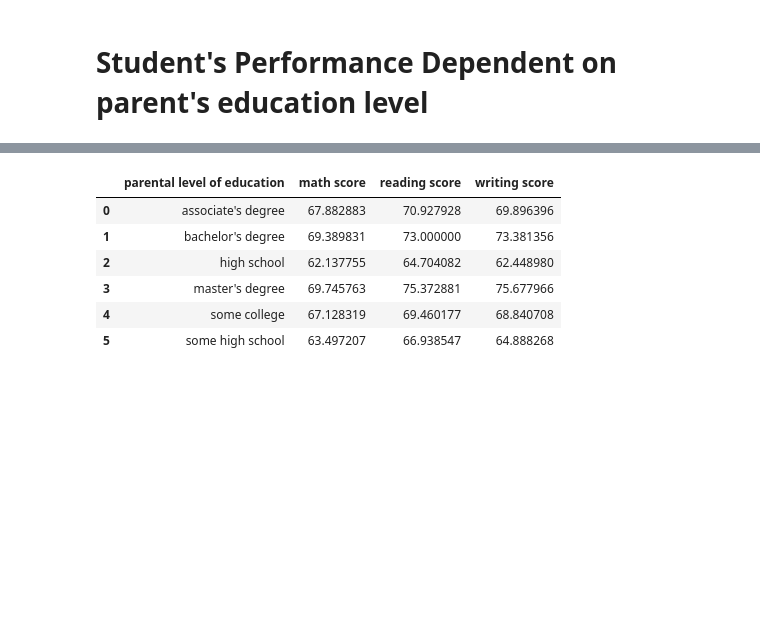
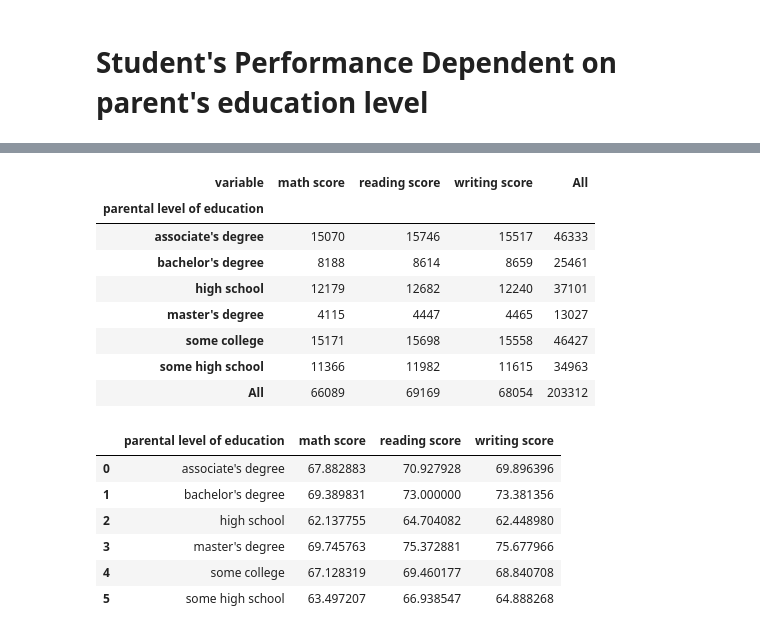
Before and after one commit to BharathC15/NielitChennai, a Jupyter notebook: python/hypothesisTesting/chisquared test.ipynb, the cells around one changed output, grey strips where cells are left out. Cells and saved outputs as stored; diff of their text form; code cells hidden in the pictures; blank space fills up the shorter version.

Commit message:
added crosstab - extra feature

```diff
--- a/python/hypothesisTesting/chisquared test.ipynb
+++ b/python/hypothesisTesting/chisquared test.ipynb
@@ -172,3 +172,6 @@ raw.head()
 | 2 | female | group B | master's degree | standard | none | 90 | ... |
 | 3 | male | group A | associate's degree | free/reduced | none | 47 | ... |
 | 4 | male | group C | some college | standard | none | 76 | ... |
+# %%
+raw_melt=pd.melt(raw,id_vars="parental level of education",value_vars=["math score","reading score","writing score"])
+raw_melt.head()
@@ -175,3 +197,16 @@ raw.head()
+# %%
+pd.crosstab(index=raw_melt["parental level of education"],columns=raw_melt["variable"],
+            values=raw_melt["value"],aggfunc="sum",margins=True)
+# %% [output]
+| variable | math score | reading score | writing score | All |
+| parental level of education |  |  |  |  |
+| associate's degree | 15070 | 15746 | 15517 | 46333 |
+| bachelor's degree | 8188 | 8614 | 8659 | 25461 |
+| high school | 12179 | 12682 | 12240 | 37101 |
+| master's degree | 4115 | 4447 | 4465 | 13027 |
+| some college | 15171 | 15698 | 15558 | 46427 |
+| some high school | 11366 | 11982 | 11615 | 34963 |
+| All | 66089 | 69169 | 68054 | 203312 |
 # %%
 raw1=raw.groupby("parental level of education")[["math score","reading score","writing score"]].mean().reset_index()
 raw1
```
Also changed, not shown: parts of 2 cells of this notebook.
